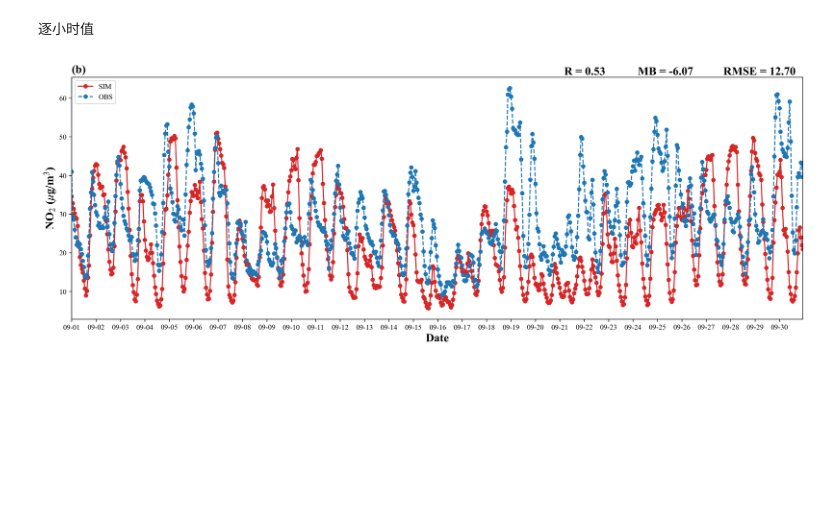
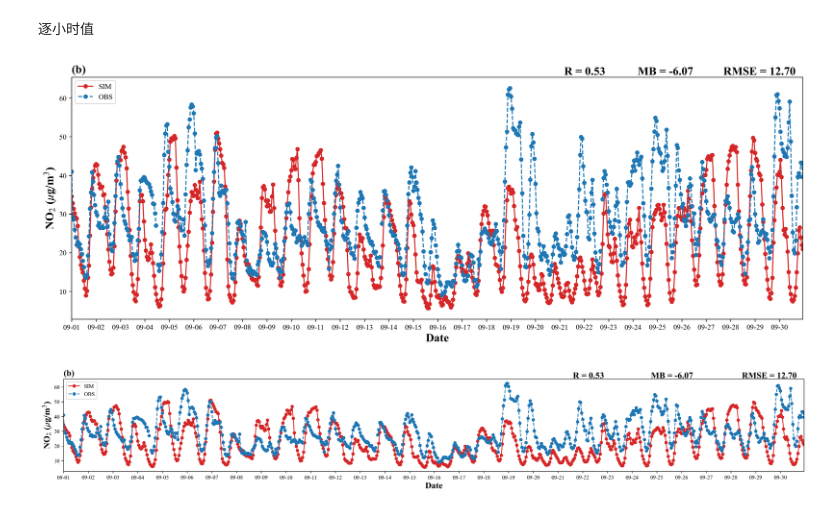
Before and after one commit to Iphisxu/MasterGRAD-Annually, a Jupyter notebook: scripts/Data_evaluation/2014/NO2.ipynb, the cells around one changed output. Drawn from its saved outputs; the diff is of its cells as text; code cells hidden in the pictures; blank space fills up the shorter version.

```diff
--- a/scripts/Data_evaluation/2014/NO2.ipynb
+++ b/scripts/Data_evaluation/2014/NO2.ipynb
@@ -101,6 +101,9 @@ plt.show()
 [figure]
 # %% [markdown]
 逐小时值
+# %%
+df = pd.read_excel(obsSep + f'site_{obsvar}_2014.xlsx',index_col=0)
+mean_obs = df.mean(axis=1,skipna=True)
 # %%
 fig = plt.figure(figsize=(18,6),dpi=300)
 ax = fig.subplots(1,1)
@@ -131,4 +134,35 @@ ax.text(0.99,1.01,f'RMSE = {rmse_str}',transform=ax.transAxes,fontdict=strdict,h
 
 plt.show()
 # %% [output]
-[figure, old version]
+[figure, new version]
+# %%
+fig = plt.figure(figsize=(24,3),dpi=300)
+ax = fig.subplots(1,1)
+
+xx = np.arange(0,np.size(mean_obs,0),1)
+ax.plot(xx,mean_sim,color='tab:red',label='SIM',linestyle='-', marker='.',markersize=10)
+ax.plot(xx,mean_obs,color='tab:blue',label='OBS',linestyle='--',marker='.',markersize=10)
+
+ax.set_xlim([0,np.size(mean_obs,0)-1])
+ax.set_xticks(xx[::24])
+ax.set_xticklabels(pd.date_range('2023-09-01','2023-09-30',freq='D').strftime('%m-%d'))#,rotation=45)
+
+strdict = {'fontsize':16,'fontweight':'bold'}
+ax.set_xlabel('Date',fontdict=strdict)
+ax.set_ylabel('NO$_2$ ($\mu$g/m$^3$)',fontdict=strdict)
+ax.set_title('(b)',loc='left',fontdict=strdict)
+ax.legend(loc=2)
+
+# ===========
+# add metrics
+mb_str   = '{:.2f}'.format(mb)
+r_str    = '{:.2f}'.format(r)
+rmse_str = '{:.2f}'.format(rmse)
+
+ax.text(0.73,1.01,f'R = {r_str}',transform=ax.transAxes,fontdict=strdict,ha='right')
+ax.text(0.85,1.01,f'MB = {mb_str}',transform=ax.transAxes,fontdict=strdict,ha='right')
+ax.text(0.99,1.01,f'RMSE = {rmse_str}',transform=ax.transAxes,fontdict=strdict,ha='right')
+
+plt.show()
+# %% [output]
+[figure, added]
```
Also changed, not shown: 8 other files.
